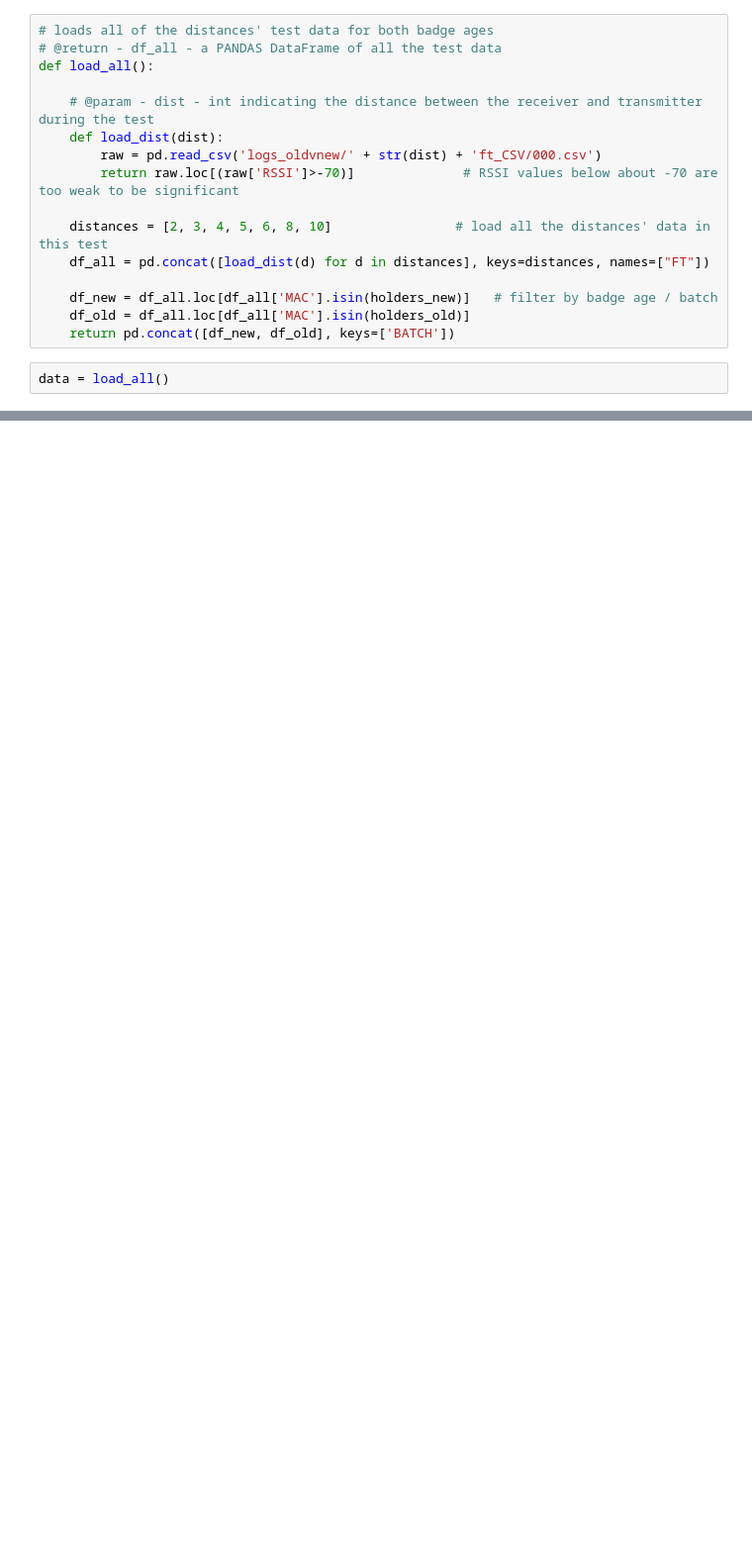
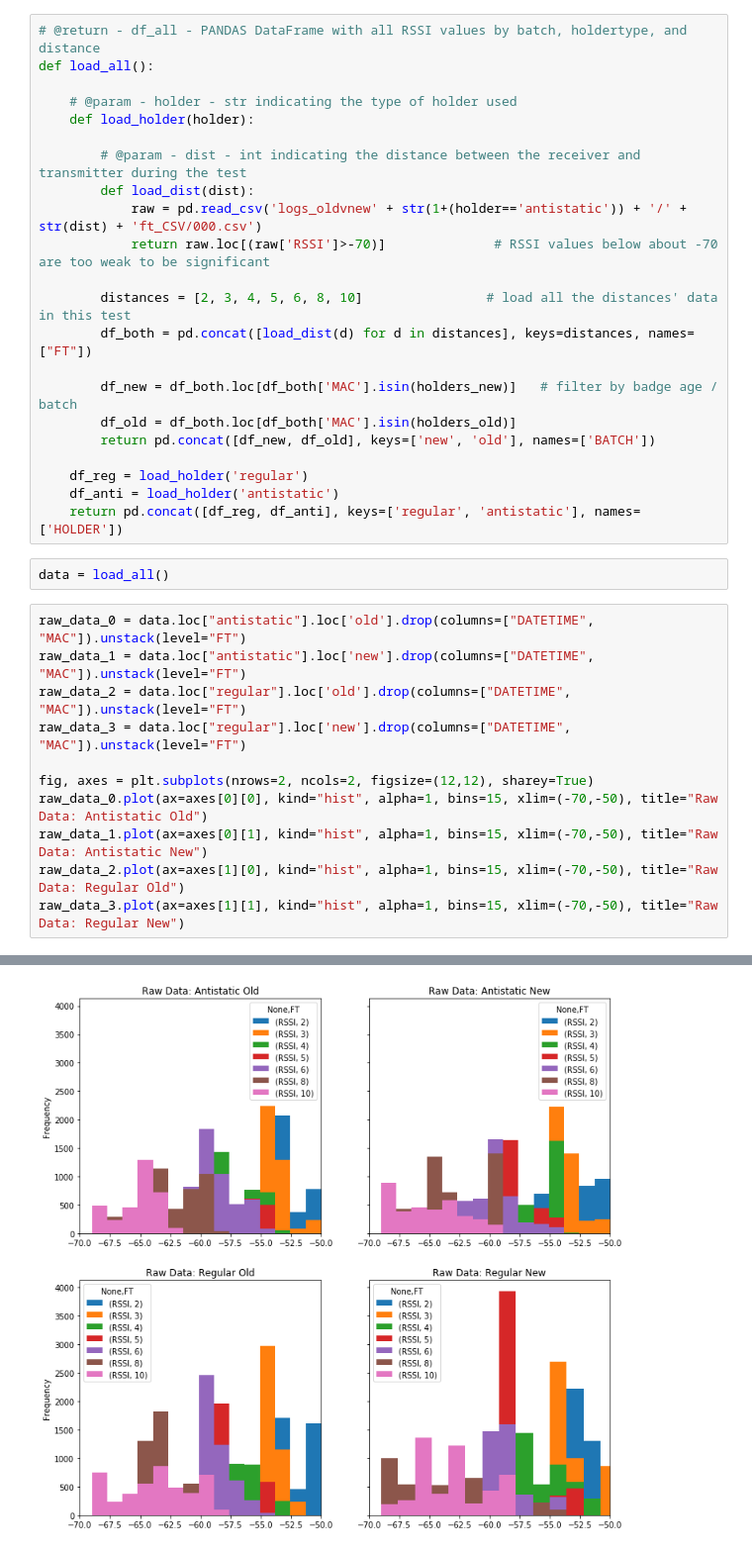
Before and after one commit to HumanDynamics/openbadge, a Jupyter notebook: holderTests/batchage_analysis.ipynb, the cells around one changed output, grey strips where cells are left out. Shown: that part at 99% size. Cells and saved outputs as stored; diff of their text form; blank space fills up the shorter version.

Commit message:
Test of badge rssi strength ranging by batch, holder type, and distance + some analysis

```diff
--- a/holderTests/batchage_analysis.ipynb
+++ b/holderTests/batchage_analysis.ipynb
@@ -8,18 +20,36 @@ holders_old = {}
 # %%
-# loads all of the distances' test data for both badge ages
-# @return - df_all - a PANDAS DataFrame of all the test data
+# @return - df_all - PANDAS DataFrame with all RSSI values by batch, holdertype, and distance
 def load_all():
 
-    # @param - dist - int indicating the distance between the receiver and transmitter during the test
-    def load_dist(dist):
-        raw = pd.read_csv('logs_oldvnew/' + str(dist) + 'ft_CSV/000.csv')
-        return raw.loc[(raw['RSSI']>-70)]              # RSSI values below about -70 are too weak to be significant
+    # @param - holder - str indicating the type of holder used
+    def load_holder(holder):
 
-    distances = [2, 3, 4, 5, 6, 8, 10]                # load all the distances' data in this test
-    df_all = pd.concat([load_dist(d) for d in distances], keys=distances, names=["FT"])
+        # @param - dist - int indicating the distance between the receiver and transmitter during the test
+        def load_dist(dist):
+            raw = pd.read_csv('logs_oldvnew' + str(1+(holder=='antistatic')) + '/' + str(dist) + 'ft_CSV/000.csv')
+            return raw.loc[(raw['RSSI']>-70)]              # RSSI values below about -70 are too weak to be significant
 
-    df_new = df_all.loc[df_all['MAC'].isin(holders_new)]   # filter by badge age / batch
-    df_old = df_all.loc[df_all['MAC'].isin(holders_old)]
-    return pd.concat([df_new, df_old], keys=['BATCH'])
+        distances = [2, 3, 4, 5, 6, 8, 10]                # load all the distances' data in this test
+        df_both = pd.concat([load_dist(d) for d in distances], keys=distances, names=["FT"])
+
+        df_new = df_both.loc[df_both['MAC'].isin(holders_new)]   # filter by badge age / batch
+        df_old = df_both.loc[df_both['MAC'].isin(holders_old)]
+        return pd.concat([df_new, df_old], keys=['new', 'old'], names=['BATCH'])
+
+    df_reg = load_holder('regular')
+    df_anti = load_holder('antistatic')
+    return pd.concat([df_reg, df_anti], keys=['regular', 'antistatic'], names=['HOLDER'])
 # %%
 data = load_all()
+# %%
+raw_data_0 = data.loc["antistatic"].loc['old'].drop(columns=["DATETIME", "MAC"]).unstack(level="FT")
+raw_data_1 = data.loc["antistatic"].loc['new'].drop(columns=["DATETIME", "MAC"]).unstack(level="FT")
+raw_data_2 = data.loc["regular"].loc['old'].drop(columns=["DATETIME", "MAC"]).unstack(level="FT")
+raw_data_3 = data.loc["regular"].loc['new'].drop(columns=["DATETIME", "MAC"]).unstack(level="FT")
+
+fig, axes = plt.subplots(nrows=2, ncols=2, figsize=(12,12), sharey=True)
+raw_data_0.plot(ax=axes[0][0], kind="hist", alpha=1, bins=15, xlim=(-70,-50), title="Raw Data: Antistatic Old")
+raw_data_1.plot(ax=axes[0][1], kind="hist", alpha=1, bins=15, xlim=(-70,-50), title="Raw Data: Antistatic New")
+raw_data_2.plot(ax=axes[1][0], kind="hist", alpha=1, bins=15, xlim=(-70,-50), title="Raw Data: Regular Old")
+raw_data_3.plot(ax=axes[1][1], kind="hist", alpha=1, bins=15, xlim=(-70,-50), title="Raw Data: Regular New")
+# %% [output]
@@ -25,0 +57 @@ data = load_all()
+[figure, added]
```
Also changed, not shown: parts of 10 cells of this notebook, 16 other files.
